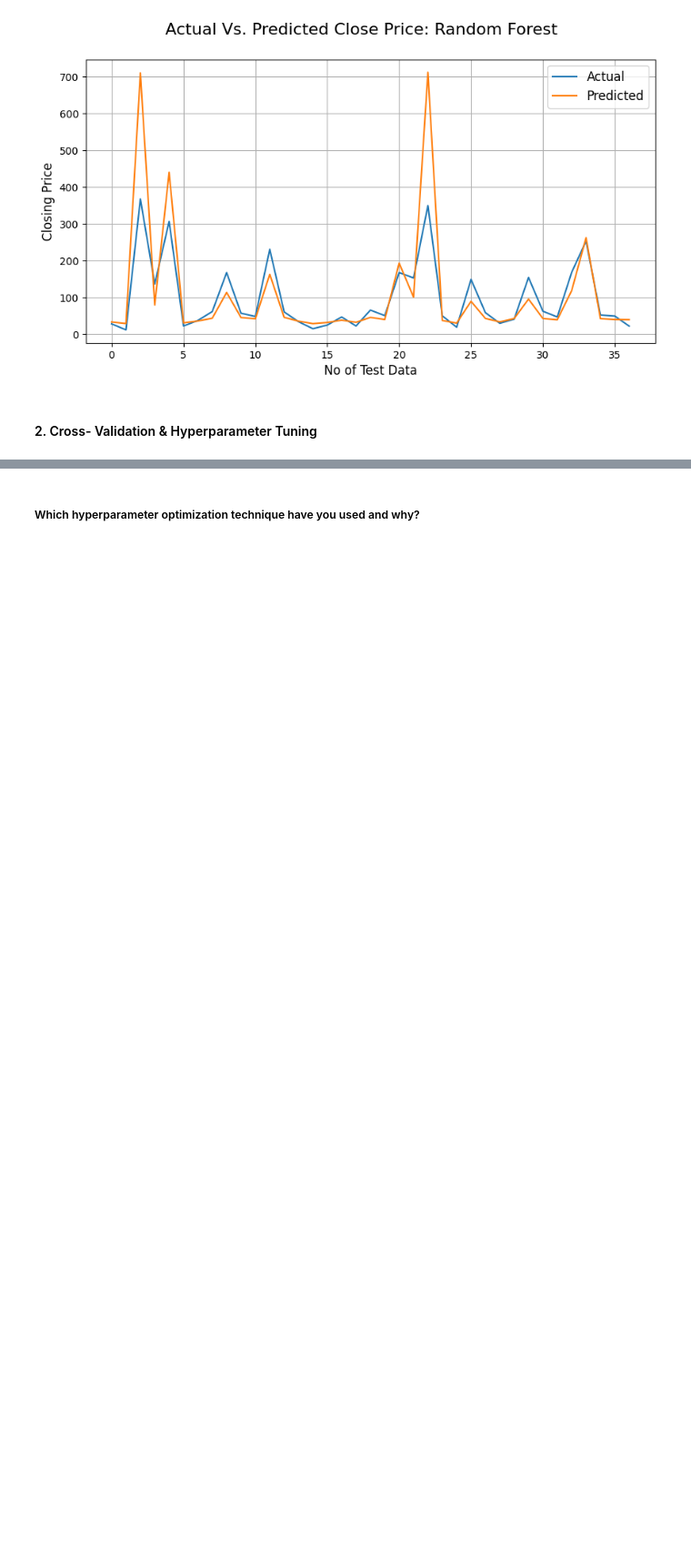
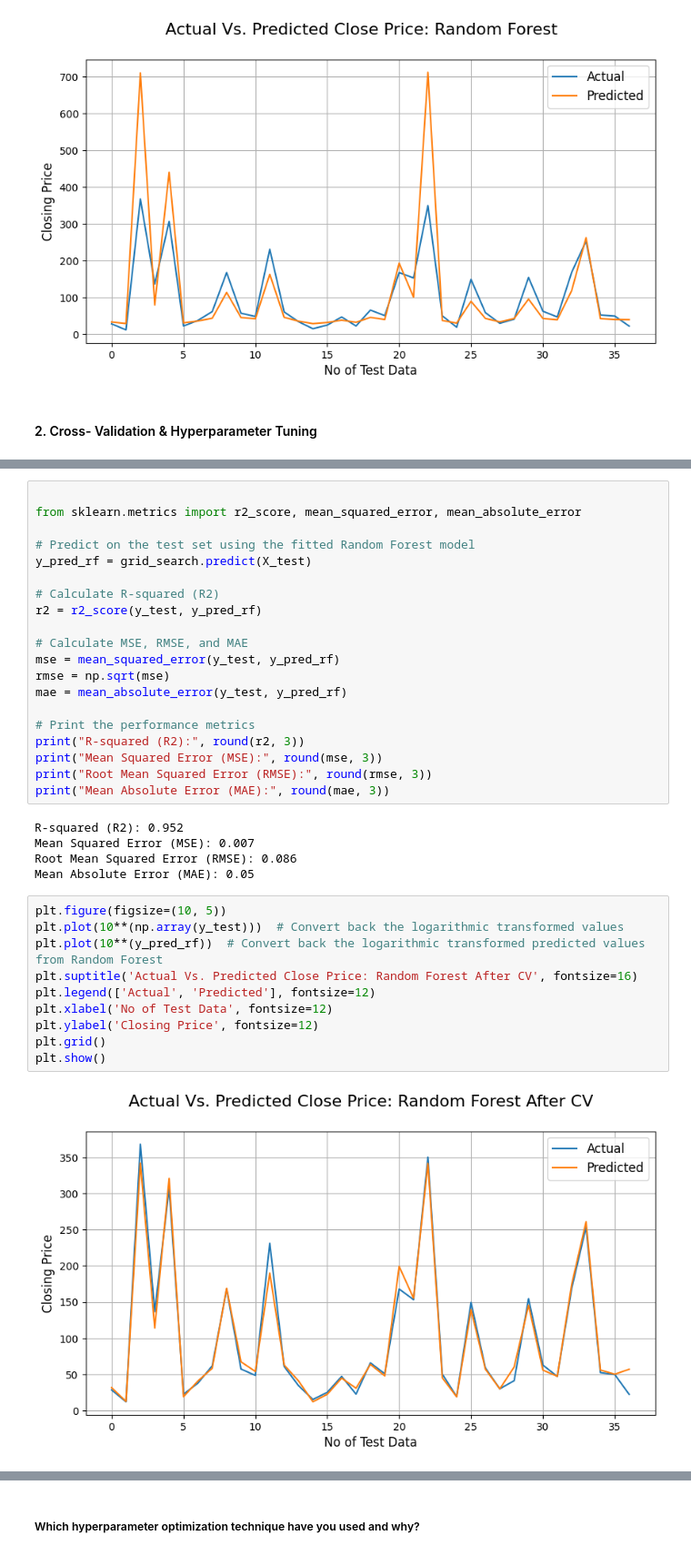
Before and after one commit to kashifkhan9555/Yes_Bank_Closing_price_prediction, a Jupyter notebook: Yes_Bank_Closing_price_prediction.ipynb, the cells around one changed output, grey strips where cells are left out. Shown at 91% size. Cells and saved outputs as stored; diff of their text form; blank space fills up the shorter version.

```diff
--- a/Yes_Bank_Closing_price_prediction.ipynb
+++ b/Yes_Bank_Closing_price_prediction.ipynb
@@ -1519,0 +1522,37 @@ Best score: 0.04338177856230454
+# %%
+
+from sklearn.metrics import r2_score, mean_squared_error, mean_absolute_error
+
+# Predict on the test set using the fitted Random Forest model
+y_pred_rf = grid_search.predict(X_test)
+
+# Calculate R-squared (R2)
+r2 = r2_score(y_test, y_pred_rf)
+
+# Calculate MSE, RMSE, and MAE
+mse = mean_squared_error(y_test, y_pred_rf)
+rmse = np.sqrt(mse)
+mae = mean_absolute_error(y_test, y_pred_rf)
+
+# Print the performance metrics
+print("R-squared (R2):", round(r2, 3))
+print("Mean Squared Error (MSE):", round(mse, 3))
+print("Root Mean Squared Error (RMSE):", round(rmse, 3))
+print("Mean Absolute Error (MAE):", round(mae, 3))
+# %% [output]
+R-squared (R2): 0.952
+Mean Squared Error (MSE): 0.007
+Root Mean Squared Error (RMSE): 0.086
+Mean Absolute Error (MAE): 0.05
+# %%
+plt.figure(figsize=(10, 5))
+plt.plot(10**(np.array(y_test)))  # Convert back the logarithmic transformed values
+plt.plot(10**(y_pred_rf))  # Convert back the logarithmic transformed predicted values from Random Forest
+plt.suptitle('Actual Vs. Predicted Close Price: Random Forest After CV', fontsize=16)
+plt.legend(['Actual', 'Predicted'], fontsize=12)
+plt.xlabel('No of Test Data', fontsize=12)
+plt.ylabel('Closing Price', fontsize=12)
+plt.grid()
+plt.show()
+# %% [output]
+[figure, added]
```
Also changed, not shown: parts of 17 cells of this notebook.
